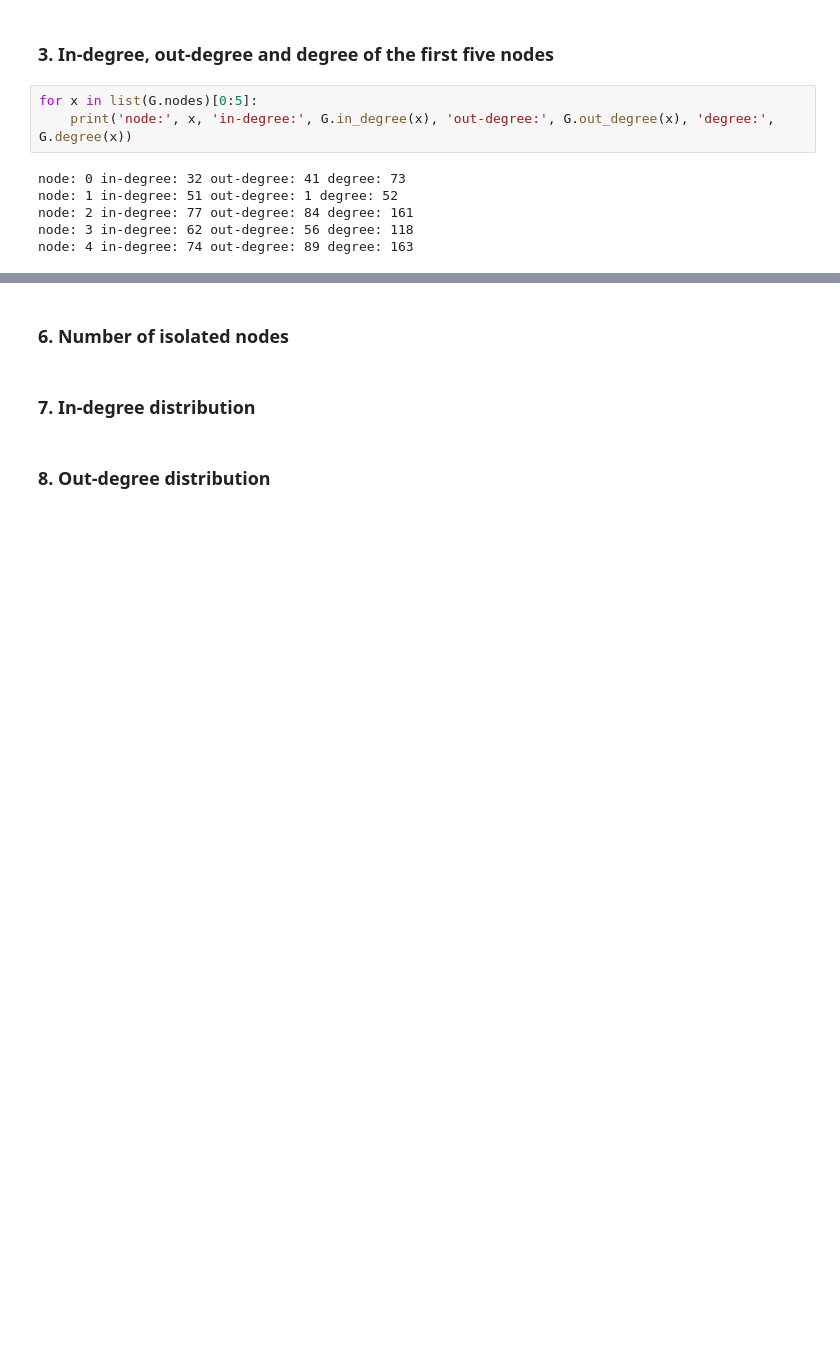
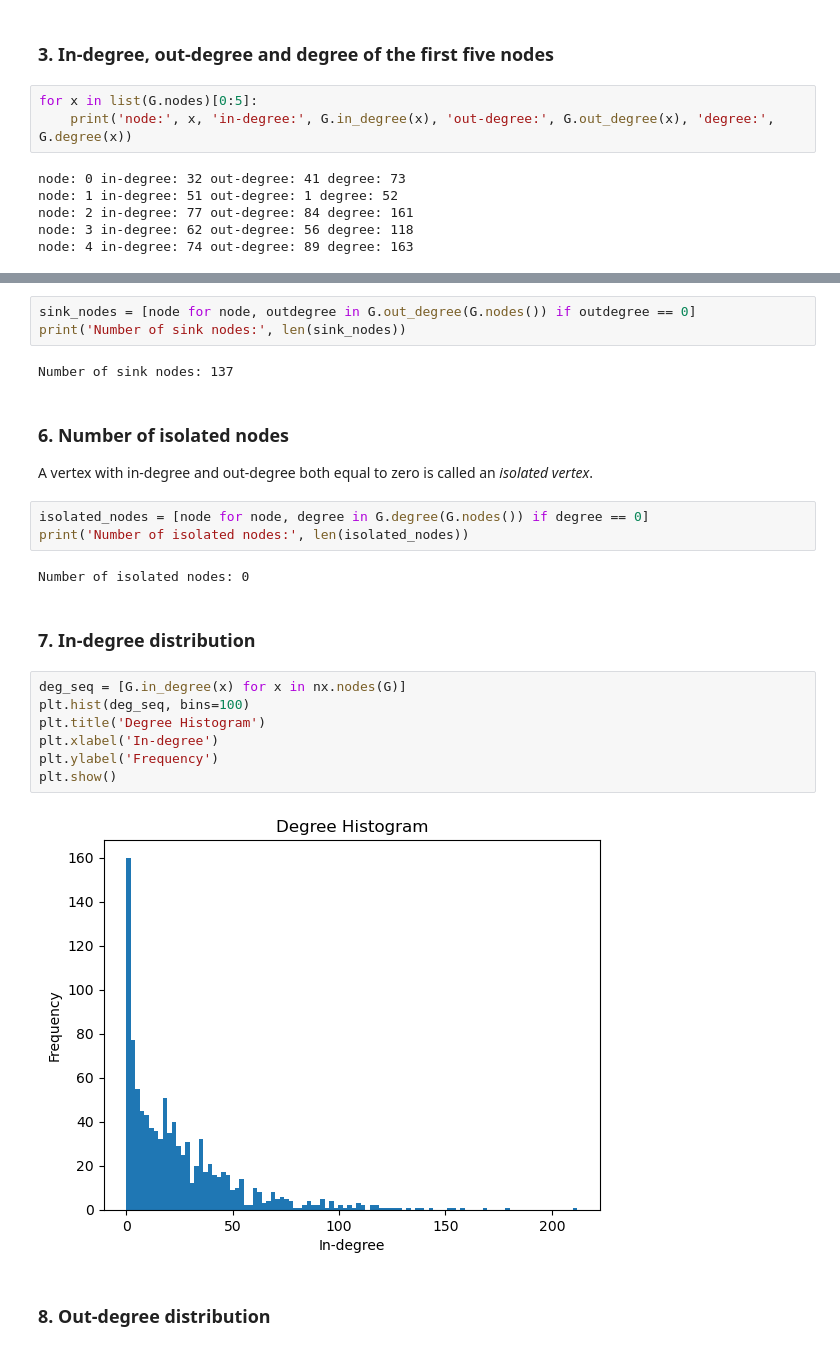
Before and after one commit to aaronchenwei/practical-social-network-analysis-with-python, a Jupyter notebook: 01-basics-of-graph-theory/basics-of-graph-theory.ipynb, the cells around one changed output, grey strips where cells are left out. Cells and saved outputs as stored; diff of their text form; blank space fills up the shorter version.

```diff
--- a/01-basics-of-graph-theory/basics-of-graph-theory.ipynb
+++ b/01-basics-of-graph-theory/basics-of-graph-theory.ipynb
@@ -44,6 +55,27 @@ node: 4 in-degree: 74 out-degree: 89 degree: 163
-# %% [markdown]
-### 6. Number of isolated nodes
+# %%
+sink_nodes = [node for node, outdegree in G.out_degree(G.nodes()) if outdegree == 0]
+print('Number of sink nodes:', len(sink_nodes))
+# %% [output]
+Number of sink nodes: 137
+# %% [markdown]
+### 6. Number of isolated nodes
+
+A vertex with in-degree and out-degree both equal to zero is called an *isolated vertex*.
+# %%
+isolated_nodes = [node for node, degree in G.degree(G.nodes()) if degree == 0]
+print('Number of isolated nodes:', len(isolated_nodes))
+# %% [output]
+Number of isolated nodes: 0
 # %% [markdown]
 ### 7. In-degree distribution
+# %%
+deg_seq = [G.in_degree(x) for x in nx.nodes(G)]
+plt.hist(deg_seq, bins=100)
+plt.title('Degree Histogram')
+plt.xlabel('In-degree')
+plt.ylabel('Frequency')
+plt.show()
+# %% [output]
+[figure, added]
 # %% [markdown]
 ### 8. Out-degree distribution
```
Also changed, not shown: parts of 13 cells of this notebook.
